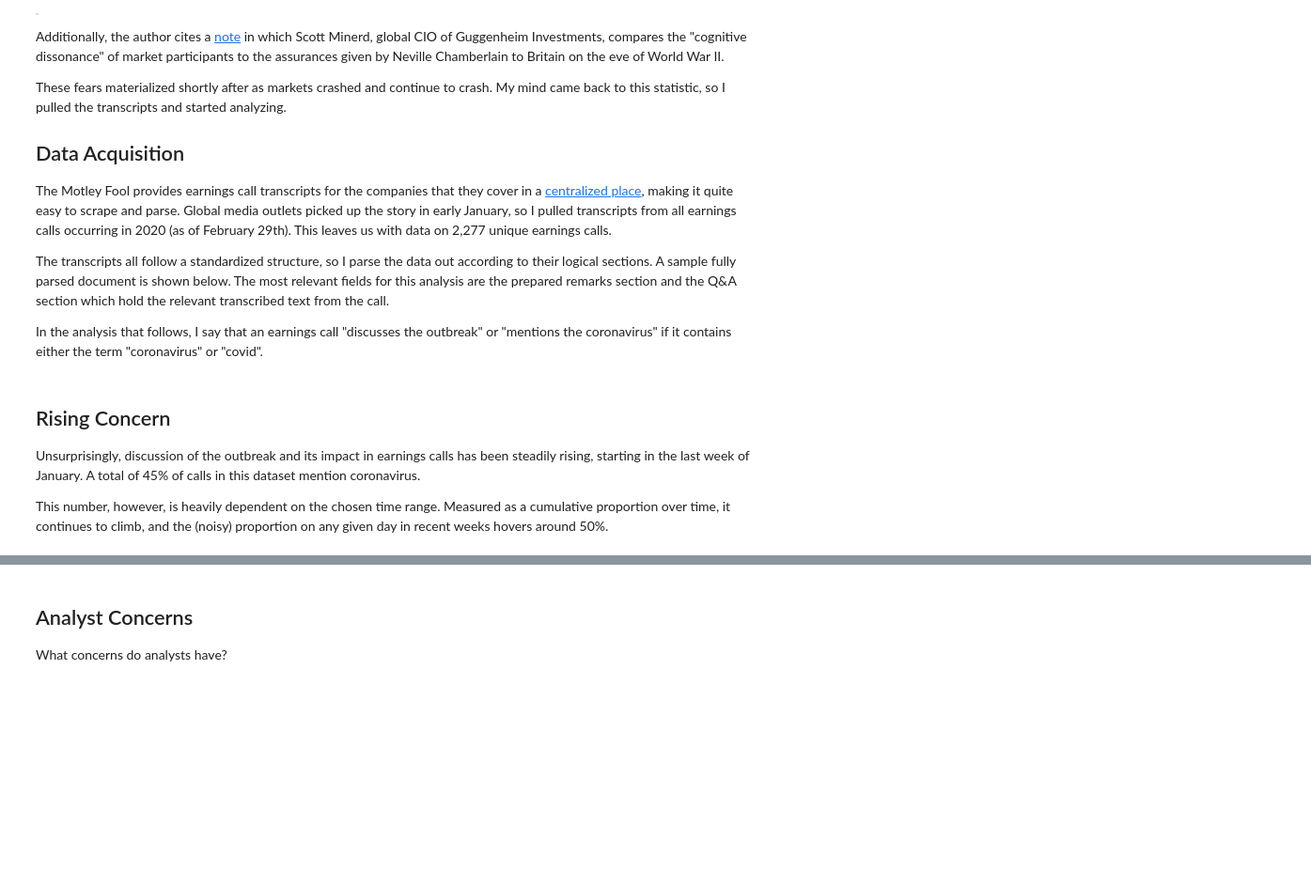
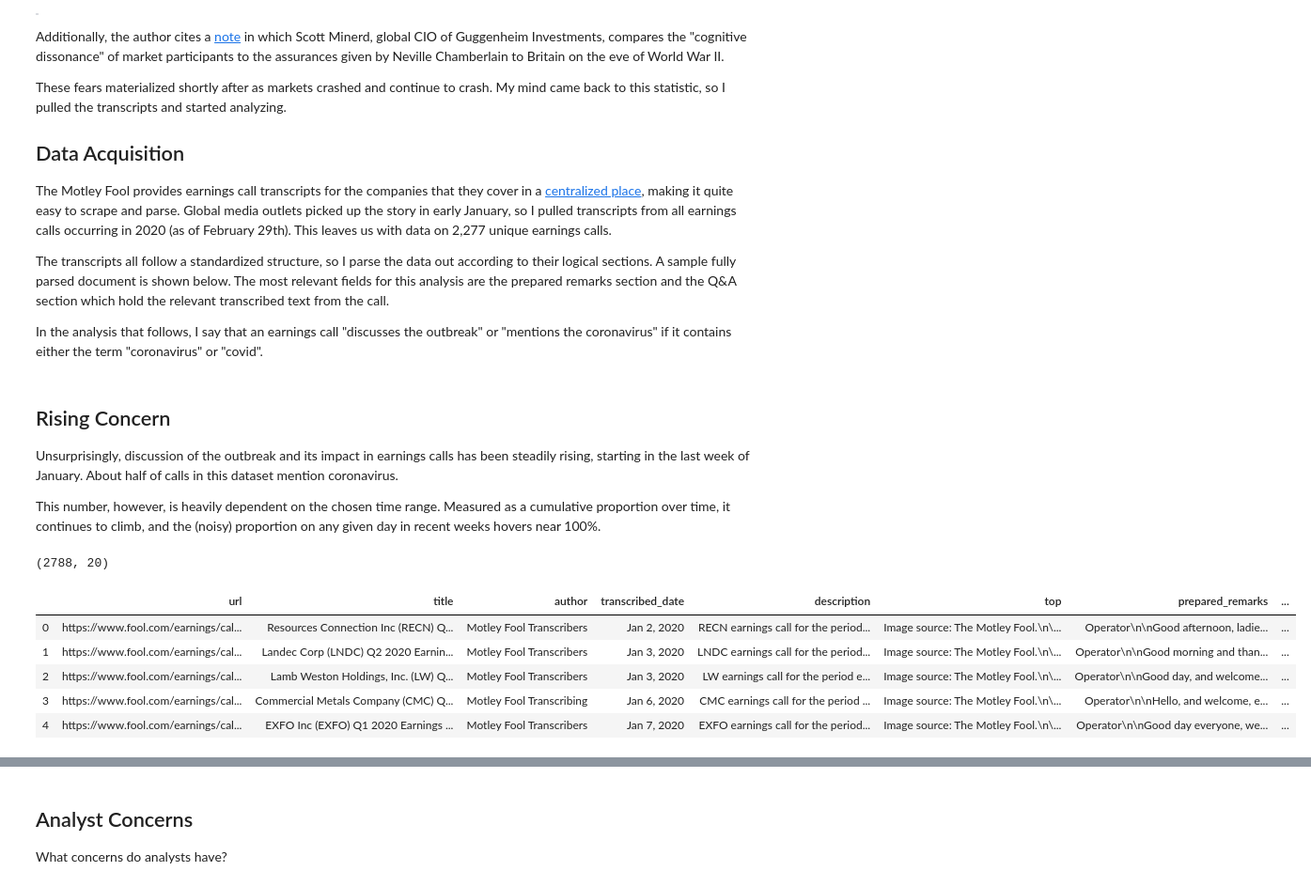
Before and after one commit to llefebure/misc, a Jupyter notebook: coronavirus-earnings-calls/Coronavirus in Earnings Calls.ipynb, the cells around one changed output, grey strips where cells are left out. Shown at 94% size. Drawn from its saved outputs; the diff is of its cells as text; code cells hidden in the pictures; blank space fills up the shorter version.

```diff
--- a/coronavirus-earnings-calls/Coronavirus in Earnings Calls.ipynb
+++ b/coronavirus-earnings-calls/Coronavirus in Earnings Calls.ipynb
@@ -52,9 +53,22 @@ df = pd.merge(df, sector_data, how="left", left_on="ticker_split", right_on="Sym
 # %% [markdown]
 ## Rising Concern
 
-Unsurprisingly, discussion of the outbreak and its impact in earnings calls has been steadily rising, starting in the last week of January. A total of 45% of calls in this dataset mention coronavirus.
+Unsurprisingly, discussion of the outbreak and its impact in earnings calls has been steadily rising, starting in the last week of January. About half of calls in this dataset mention coronavirus.
 
-This number, however, is heavily dependent on the chosen time range. Measured as a cumulative proportion over time, it continues to climb, and the (noisy) proportion on any given day in recent weeks hovers around 50%.
+This number, however, is heavily dependent on the chosen time range. Measured as a cumulative proportion over time, it continues to climb, and the (noisy) proportion on any given day in recent weeks hovers near 100%.
+# %%
+df.shape
+# %% [output]
+(2788, 20)
+# %%
+df.head()
+# %% [output]
+|  | url | title | author | transcribed_date | description | top | prepared_remarks | ... |
+| 0 | https://www.fool.com/earnings/cal... | Resources Connection Inc (RECN) Q... | Motley Fool Transcribers | Jan 2, 2020 | RECN earnings call for the period... | Image source: The Motley Fool.\n\... | Operator\n\nGood afternoon, ladie... | ... |
+| 1 | https://www.fool.com/earnings/cal... | Landec Corp (LNDC) Q2 2020 Earnin... | Motley Fool Transcribers | Jan 3, 2020 | LNDC earnings call for the period... | Image source: The Motley Fool.\n\... | Operator\n\nGood morning and than... | ... |
+| 2 | https://www.fool.com/earnings/cal... | Lamb Weston Holdings, Inc. (LW) Q... | Motley Fool Transcribers | Jan 3, 2020 | LW earnings call for the period e... | Image source: The Motley Fool.\n\... | Operator\n\nGood day, and welcome... | ... |
+| 3 | https://www.fool.com/earnings/cal... | Commercial Metals Company (CMC) Q... | Motley Fool Transcribing | Jan 6, 2020 | CMC earnings call for the period ... | Image source: The Motley Fool.\n\... | Operator\n\nHello, and welcome, e... | ... |
+| 4 | https://www.fool.com/earnings/cal... | EXFO Inc (EXFO) Q1 2020 Earnings ... | Motley Fool Transcribers | Jan 7, 2020 | EXFO earnings call for the period... | Image source: The Motley Fool.\n\... | Operator\n\nGood day everyone, we... | ... |
 # %%
 df.any_cv.mean()
 # %% [output]
```
Also changed, not shown: parts of 29 cells of this notebook, 3 other files.
